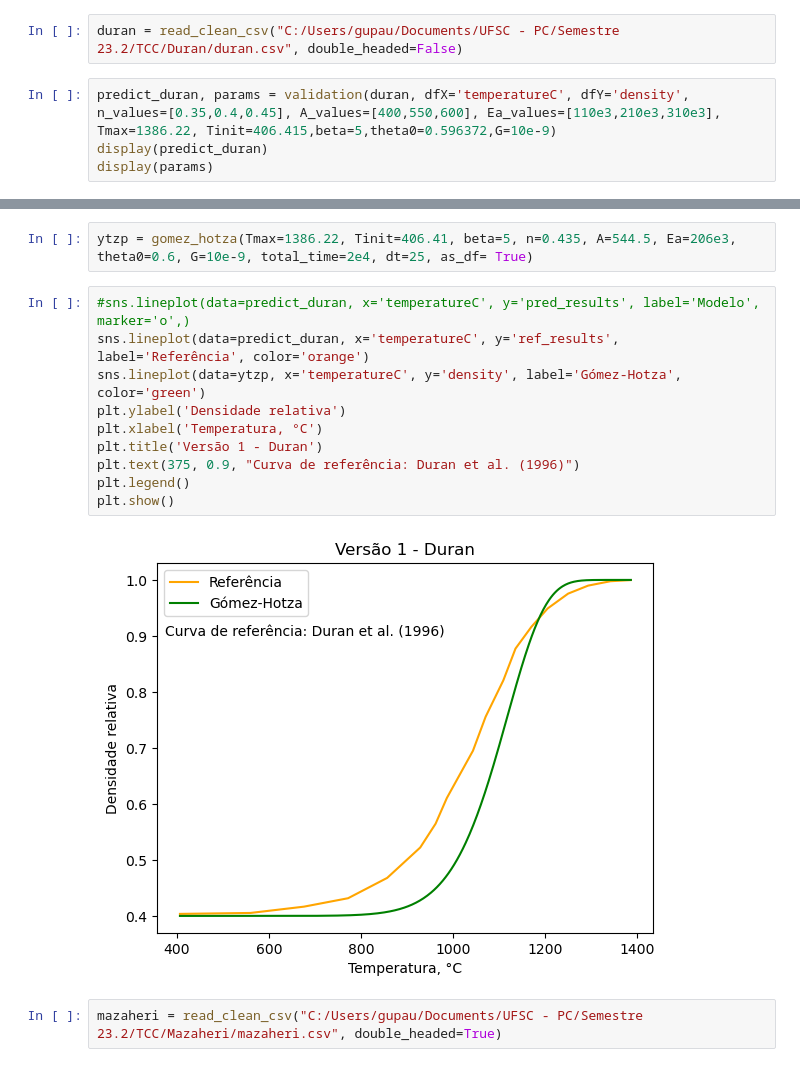
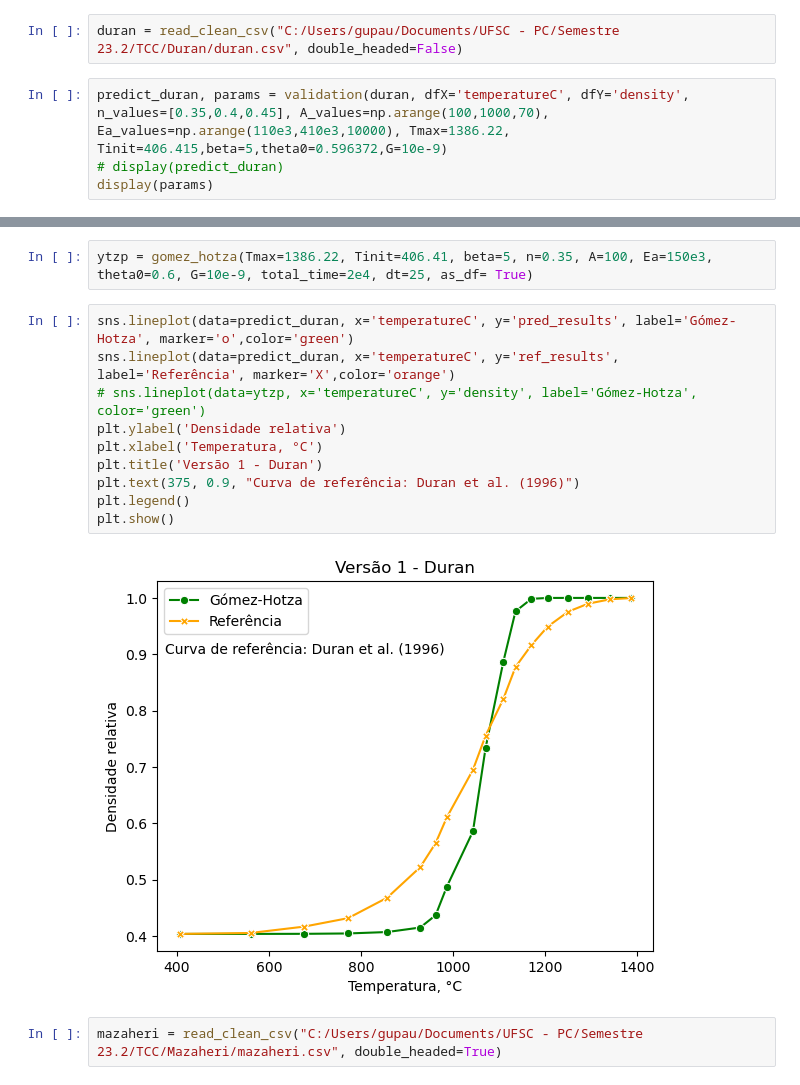
Before and after one commit to gupaulasan/sintering-densification-prediction, a Jupyter notebook: Model_GomezHotzaV1.ipynb, the cells around one changed output, grey strips where cells are left out. Saved outputs shown, nothing was run; the diff lists cells and outputs as text.

```diff
--- a/Model_GomezHotzaV1.ipynb
+++ b/Model_GomezHotzaV1.ipynb
@@ -167,7 +167,7 @@ def validation(df, dfX:object, dfY:object, n_values:list, A_values:list, Ea_valu
 # %%
 duran = read_clean_csv("C:/Users/gupau/Documents/UFSC - PC/Semestre 23.2/TCC/Duran/duran.csv", double_headed=False)
 # %%
-predict_duran, params = validation(duran, dfX='temperatureC', dfY='density', n_values=[0.35,0.4,0.45], A_values=[400,550,600], Ea_values=[110e3,210e3,310e3], Tmax=1386.22, Tinit=406.415,beta=5,theta0=0.596372,G=10e-9)
-display(predict_duran)
+predict_duran, params = validation(duran, dfX='temperatureC', dfY='density', n_values=[0.35,0.4,0.45], A_values=np.arange(100,1000,70), Ea_values=np.arange(110e3,410e3,10000), Tmax=1386.22, Tinit=406.415,beta=5,theta0=0.596372,G=10e-9)
+# display(predict_duran)
 display(params)
 # %% [output]
@@ -209,17 +188,17 @@ Best params: {'A': 600, 'Ea': 210000.0, 'n': 0.45, 'RMSE': 0.2046237006027258}
 # %%
-ytzp = gomez_hotza(Tmax=1386.22, Tinit=406.41, beta=5, n=0.435, A=544.5, Ea=206e3, theta0=0.6, G=10e-9, total_time=2e4, dt=25, as_df= True)
+ytzp = gomez_hotza(Tmax=1386.22, Tinit=406.41, beta=5, n=0.35, A=100, Ea=150e3, theta0=0.6, G=10e-9, total_time=2e4, dt=25, as_df= True)
 # %%
-#sns.lineplot(data=predict_duran, x='temperatureC', y='pred_results', label='Modelo', marker='o',)
-sns.lineplot(data=predict_duran, x='temperatureC', y='ref_results', label='Referência', color='orange')
-sns.lineplot(data=ytzp, x='temperatureC', y='density', label='Gómez-Hotza', color='green')
+sns.lineplot(data=predict_duran, x='temperatureC', y='pred_results', label='Gómez-Hotza', marker='o',color='green')
+sns.lineplot(data=predict_duran, x='temperatureC', y='ref_results', label='Referência', marker='X',color='orange')
+# sns.lineplot(data=ytzp, x='temperatureC', y='density', label='Gómez-Hotza', color='green')
 plt.ylabel('Densidade relativa')
 plt.xlabel('Temperatura, °C')
 plt.title('Versão 1 - Duran')
 plt.text(375, 0.9, "Curva de referência: Duran et al. (1996)")
 plt.legend()
 plt.show()
 # %% [output]
-[figure, old version]
+[figure, new version]
 # %%
 mazaheri = read_clean_csv("C:/Users/gupau/Documents/UFSC - PC/Semestre 23.2/TCC/Mazaheri/mazaheri.csv", double_headed=True)
 # %% [output]
```
Also changed, not shown: parts of 3 cells of this notebook.
